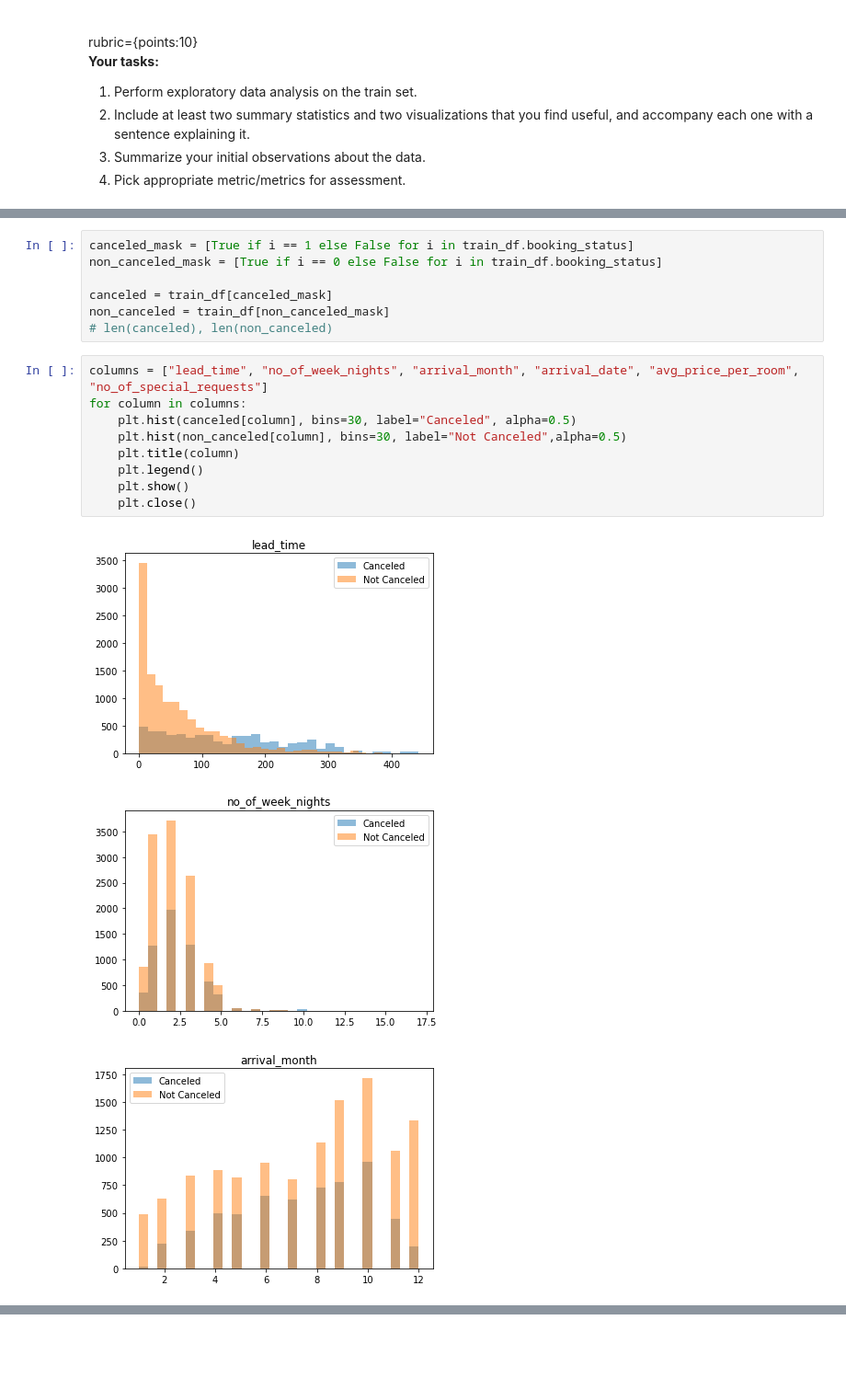
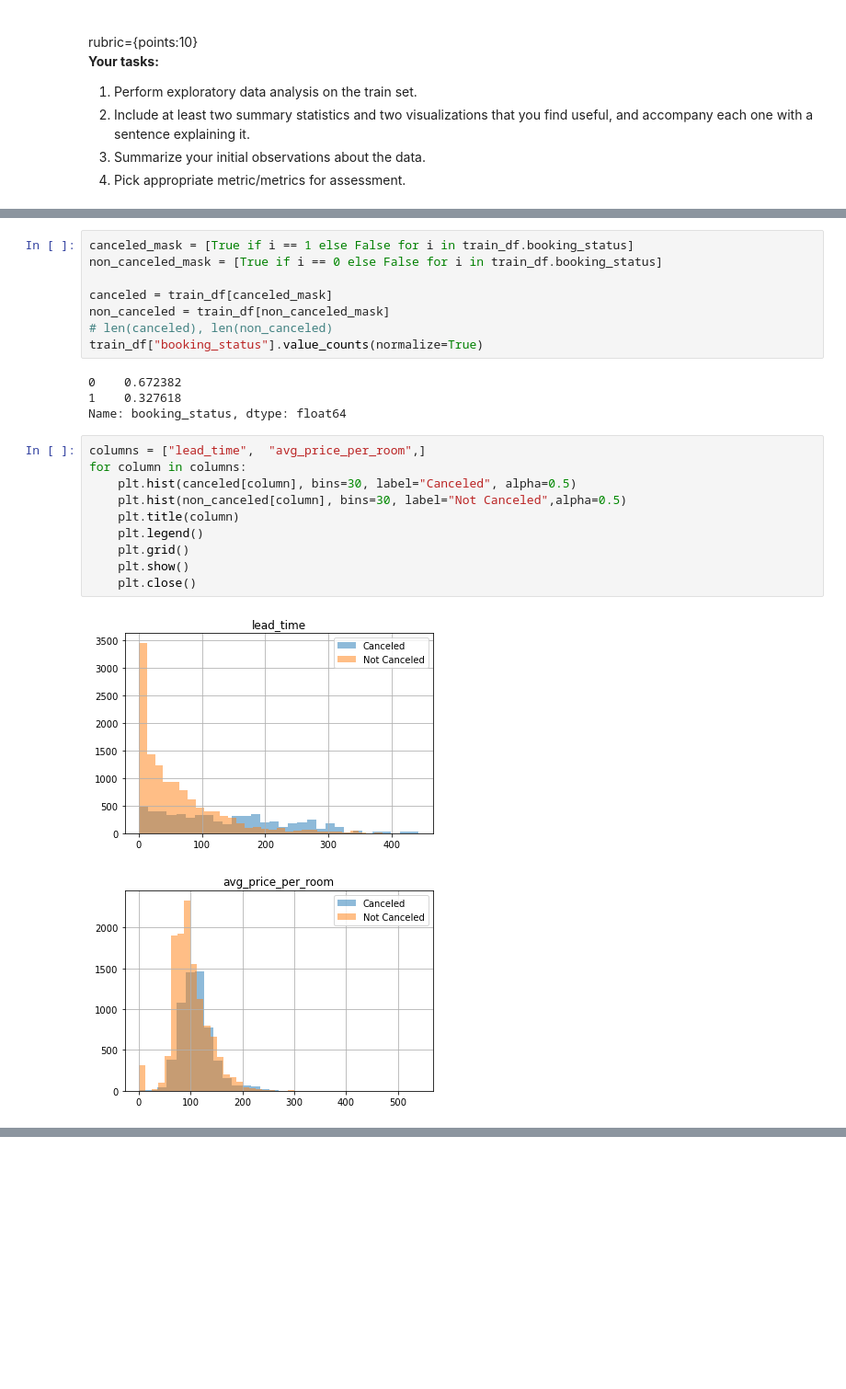
Before and after one commit to Blaise143/CPSC-330-ASSIGNMENTS, a Jupyter notebook: hw6/hw6-starter.ipynb, the cells around one changed output, grey strips where cells are left out. Shown at 92% size. Drawn from its saved outputs; the diff is of its cells as text; blank space fills up the shorter version.

```diff
--- a/hw6/hw6-starter.ipynb
+++ b/hw6/hw6-starter.ipynb
@@ -179,16 +214,21 @@ non_canceled_mask = [True if i == 0 else False for i in train_df.booking_status]
 canceled = train_df[canceled_mask]
 non_canceled = train_df[non_canceled_mask]
 # len(canceled), len(non_canceled)
+train_df["booking_status"].value_counts(normalize=True)
+# %% [output]
+0    0.672382
+1    0.327618
+Name: booking_status, dtype: float64
 # %%
-columns = ["lead_time", "no_of_week_nights", "arrival_month", "arrival_date", "avg_price_per_room", "no_of_special_requests"]
+columns = ["lead_time",  "avg_price_per_room",]
 for column in columns:
     plt.hist(canceled[column], bins=30, label="Canceled", alpha=0.5)
     plt.hist(non_canceled[column], bins=30, label="Not Canceled",alpha=0.5)
     plt.title(column)
     plt.legend()
+    plt.grid()
     plt.show()
     plt.close()
 # %% [output]
-[figure, old version]
+[figure, new version]
-[figure, old version]
+[figure, new version]
-[figure, removed]
```
Also changed, not shown: parts of 8 cells of this notebook.
